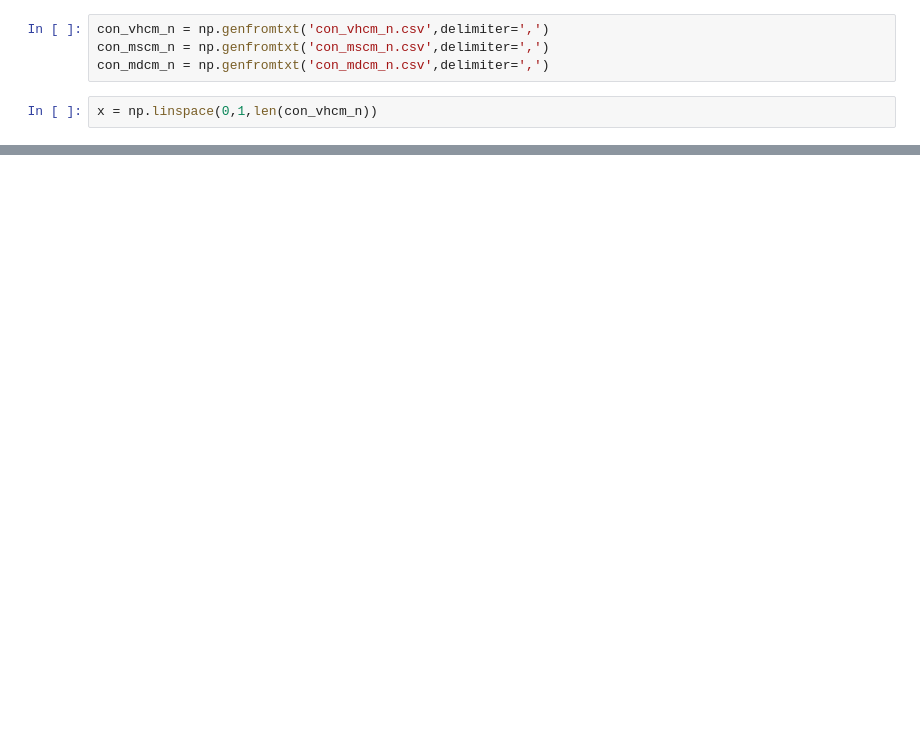
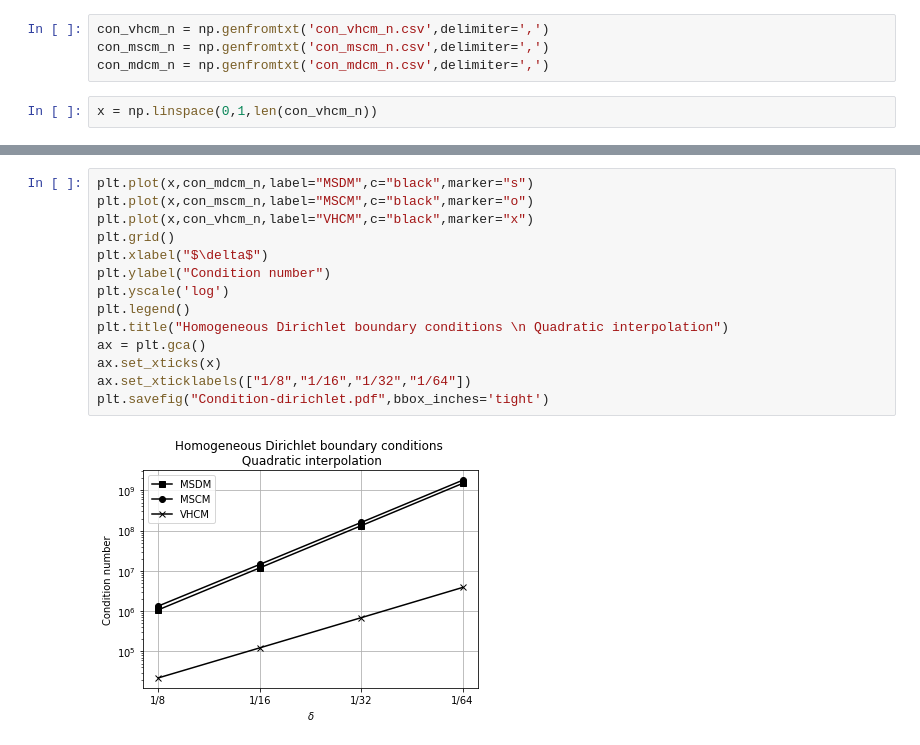
Before and after one commit to diehlpk/reusommer21, a Jupyter notebook: Condition-plot.ipynb, the cells around one changed output, grey strips where cells are left out. Saved outputs shown, nothing was run; the diff lists cells and outputs as text; blank space fills up the shorter version.

```diff
--- a/Condition-plot.ipynb
+++ b/Condition-plot.ipynb
@@ -24,0 +32,16 @@ plt.savefig("Condition-neumann.pdf",bbox_inches='tight')
+# %%
+plt.plot(x,con_mdcm_n,label="MSDM",c="black",marker="s")
+plt.plot(x,con_mscm_n,label="MSCM",c="black",marker="o")
+plt.plot(x,con_vhcm_n,label="VHCM",c="black",marker="x")
+plt.grid()
+plt.xlabel("$\delta$")
+plt.ylabel("Condition number")
+plt.yscale('log')
+plt.legend()
+plt.title("Homogeneous Dirichlet boundary conditions \n Quadratic interpolation")
+ax = plt.gca()
+ax.set_xticks(x)
+ax.set_xticklabels(["1/8","1/16","1/32","1/64"])
+plt.savefig("Condition-dirichlet.pdf",bbox_inches='tight')
+# %% [output]
+[figure, added]
```
Also changed, not shown: parts of 3 cells of this notebook, 7 other files.
